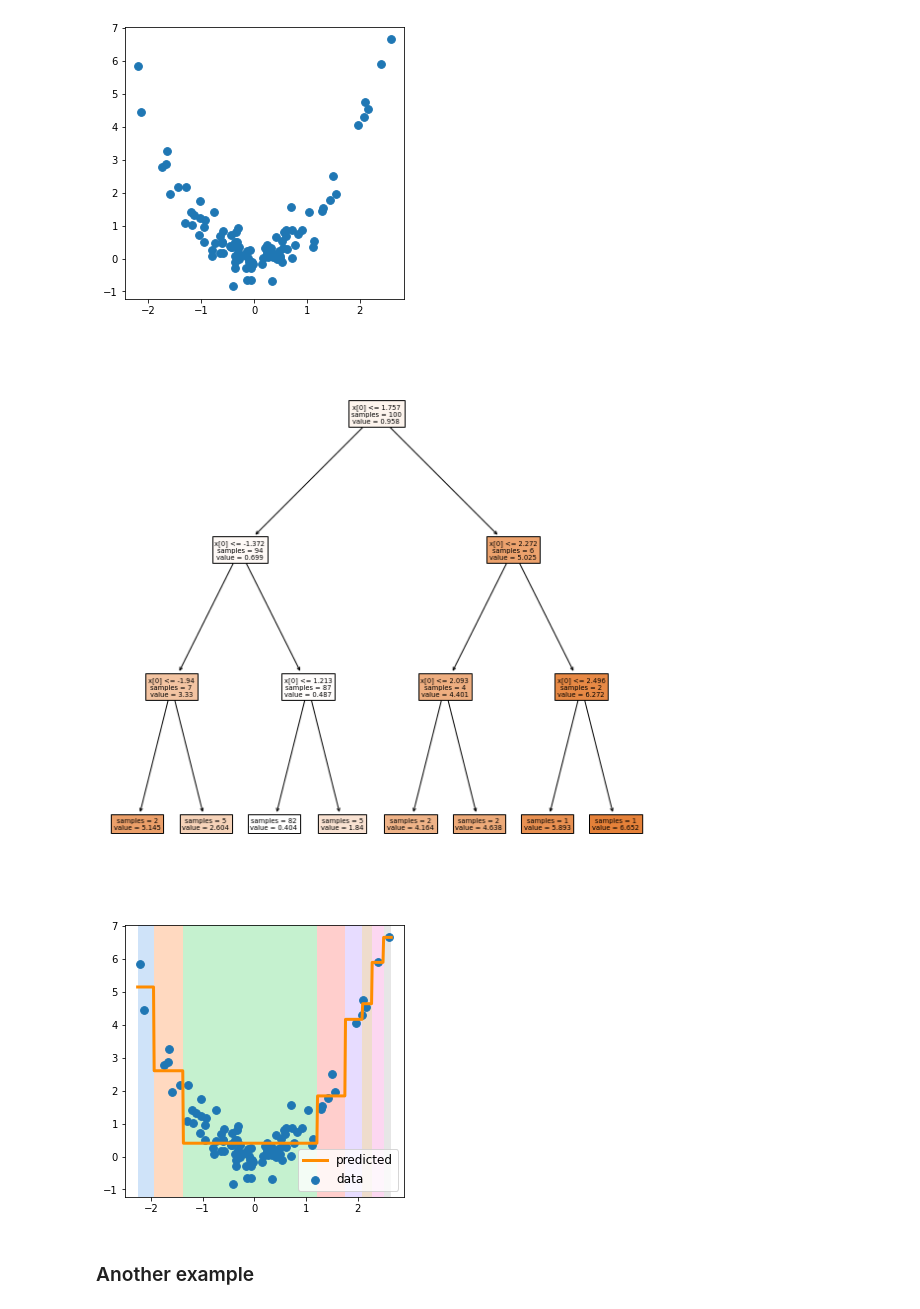
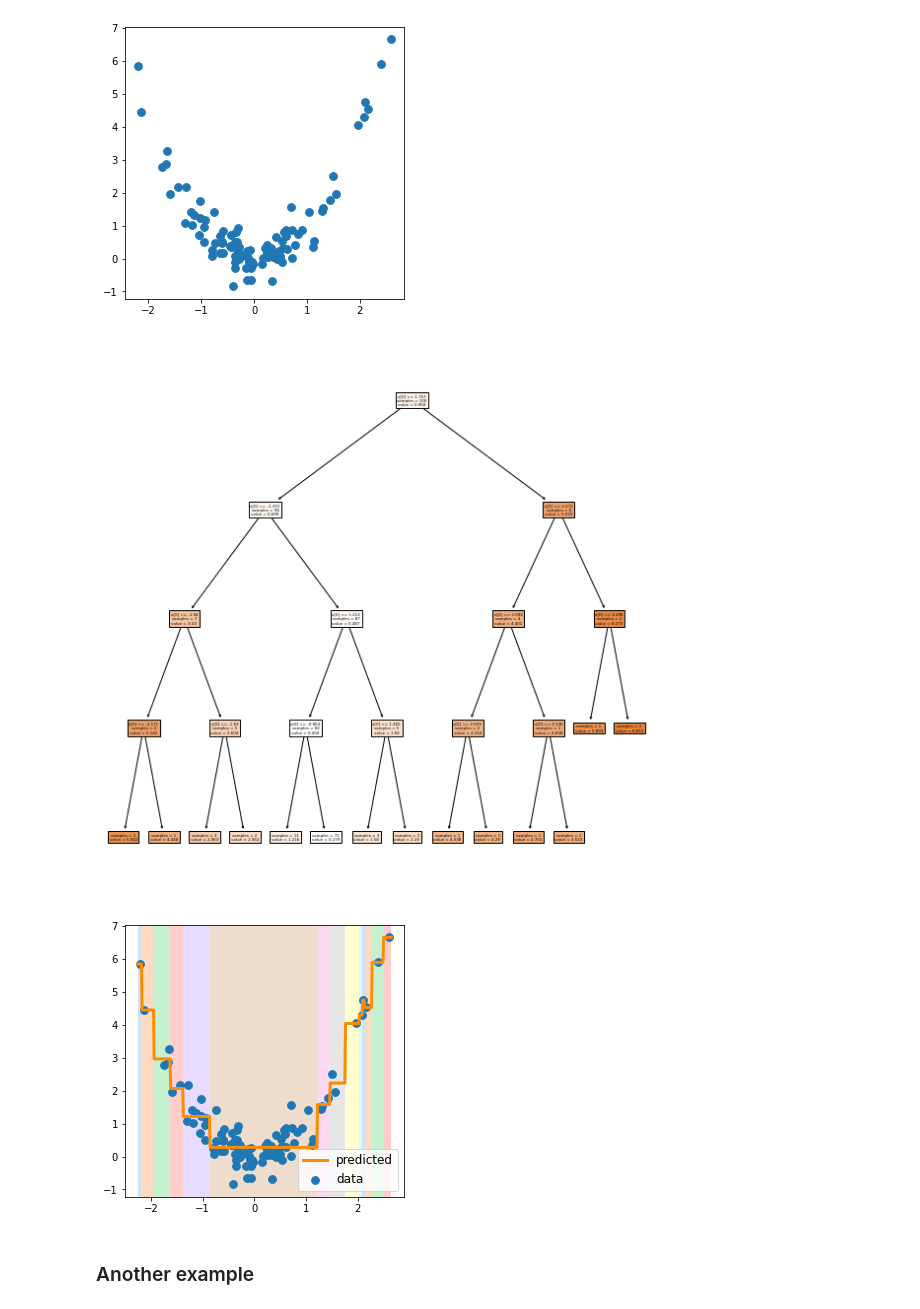
Before and after one commit to linhle32/YourAnalystBuddyBlog, a Jupyter notebook: Data Analytics/Machine learning models/Decision Tree/regression decision tree.ipynb, the cells around one changed output. Saved outputs shown, nothing was run; the diff lists cells and outputs as text; code cells hidden in the pictures.

Commit message:
update contents for Data Analytics - Machine learning models - Decision tree - regression tree

```diff
--- a/Data Analytics/Machine learning models/Decision Tree/regression decision tree.ipynb
+++ b/Data Analytics/Machine learning models/Decision Tree/regression decision tree.ipynb
@@ -182,18 +182,18 @@ plt.show()
 # %% [output]
 [figure]
 # %%
-dt = DecisionTreeRegressor(max_depth=3)
+dt = DecisionTreeRegressor(max_depth=4)
 dt.fit(X.reshape(-1,1), Y)
 plt.figure(figsize=(8,8))
 plot_tree(dt, impurity=False, filled=True)
 plt.tight_layout()
 plt.show()
 # %% [output]
-[figure, old version]
+[figure, new version]
 # %%
 plot_reg_tree_decision(dt, X, Y, pred_in_front=True)
 # %% [output]
-[figure, old version]
+[figure, new version]
 # %% [markdown]
 ### Another example
 # %%
```
Also changed, not shown: parts of 4 cells of this notebook.
